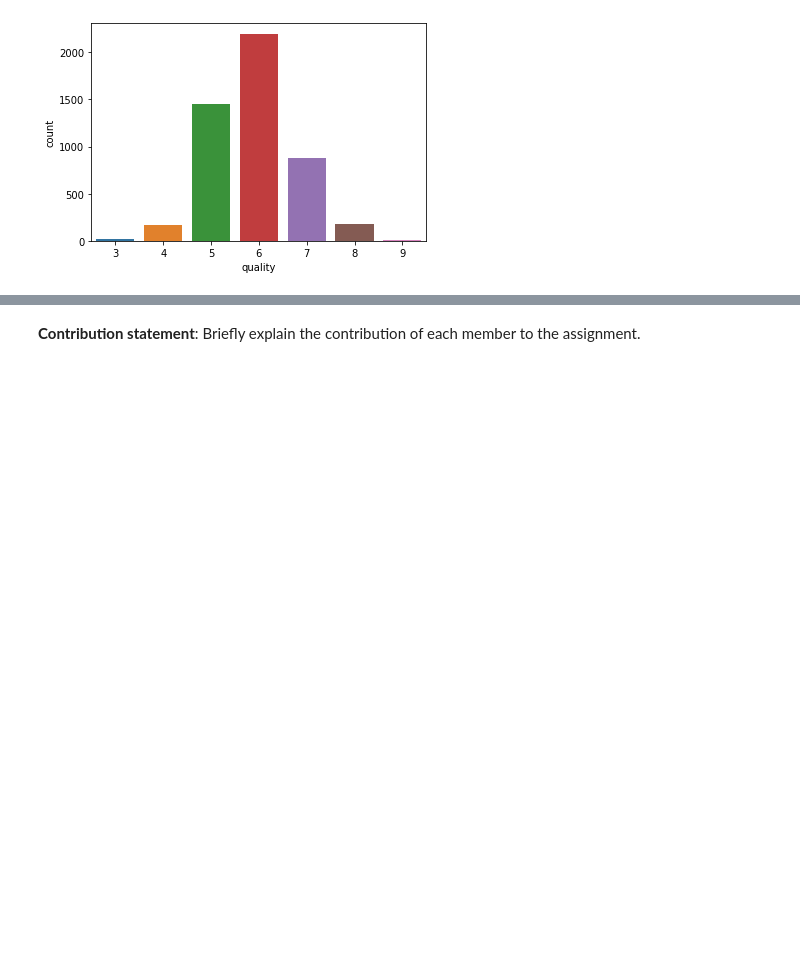
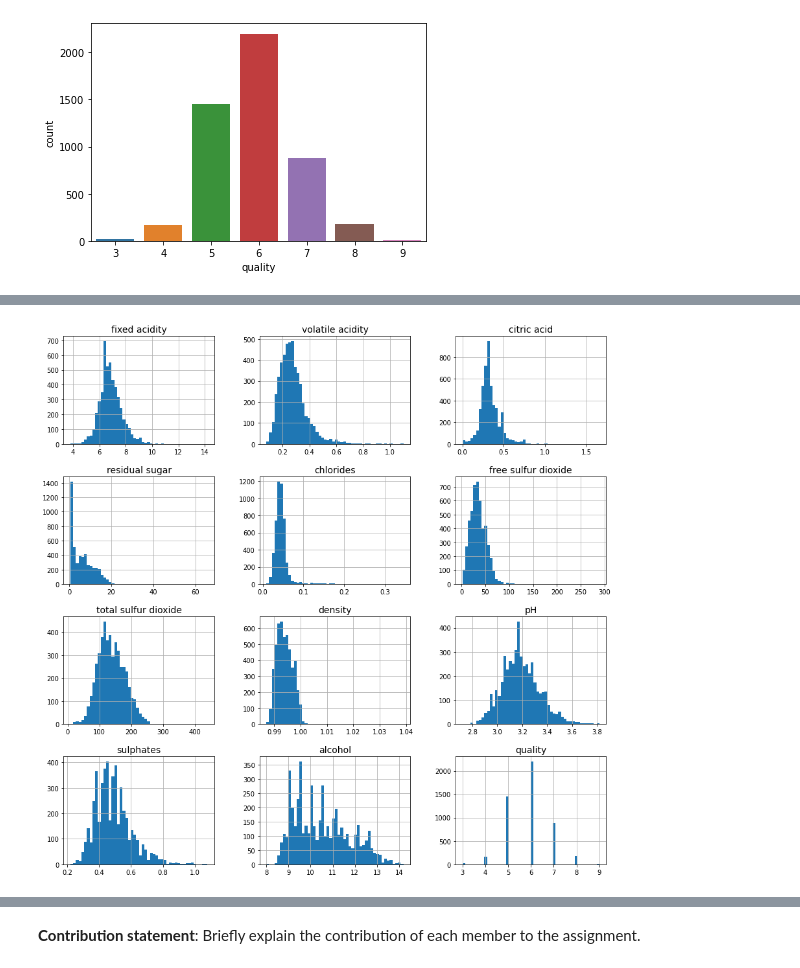
Before and after one commit to RutuKaravadra/handson-ml2, a Jupyter notebook: Comp4630_Assignment1.ipynb, the cells around one changed output, grey strips where cells are left out. Cells and saved outputs as stored; diff of their text form; code cells hidden in the pictures; blank space fills up the shorter version.

```diff
--- a/Comp4630_Assignment1.ipynb
+++ b/Comp4630_Assignment1.ipynb
@@ -198,8 +277,5 @@ import seaborn as sns
 # %%
-white_wine_csv = 'https://archive.ics.uci.edu/ml/machine-learning-databases/wine-quality/winequality-white.csv'
-wine_data = pd.read_csv(white_wine_csv, sep=';')
-
-# Inspect the dataset
-wine_data.info()
-wine_data.head()
+whiteWineCsv = 'https://archive.ics.uci.edu/ml/machine-learning-databases/wine-quality/winequality-white.csv'
+wineData = pd.read_csv(whiteWineCsv, sep=';')
+wineData.head()
 # %% [output]
@@ -315,0 +391,11 @@ sns.countplot(x='quality', data=wine_data)
+# %%
+plt.rc('font', size=14)
+plt.rc('axes', labelsize=14, titlesize=14)
+plt.rc('legend', fontsize=14)
+plt.rc('xtick', labelsize=10)
+plt.rc('ytick', labelsize=10)
+
+wineData.hist(bins=50, figsize=(15, 15))
+plt.show()
+# %% [output]
+[figure, added]
```
Also changed, not shown: parts of 66 cells of this notebook.
